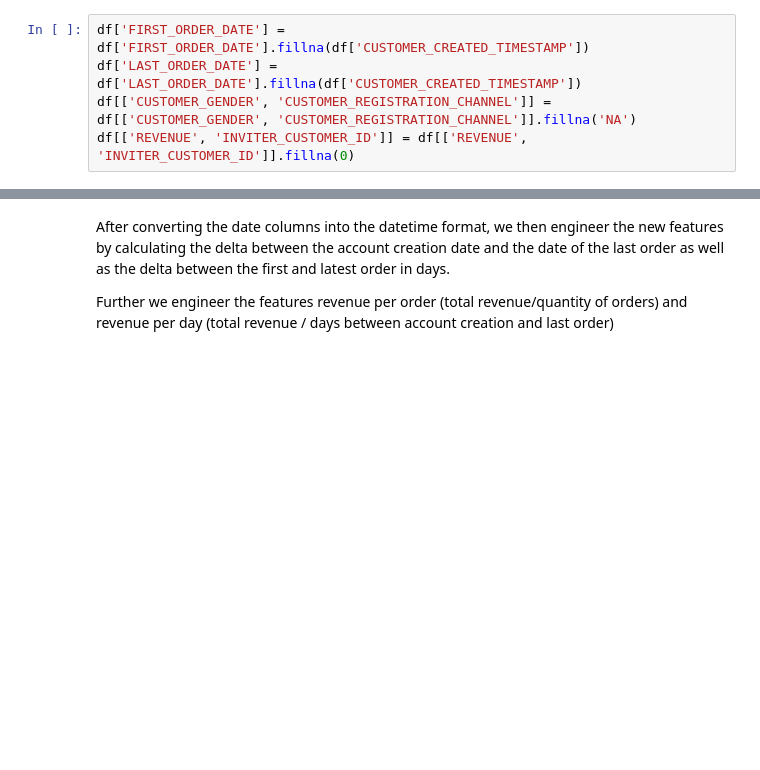
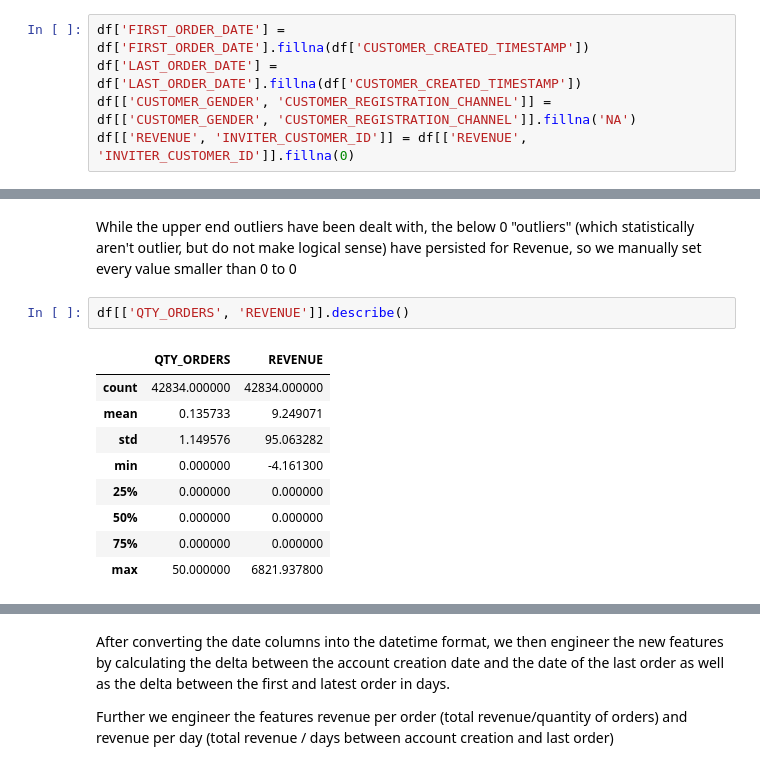
Before and after one commit to deffeddef/best-secret, a Jupyter notebook: BS_DS_Task.ipynb, the cells around one changed output, grey strips where cells are left out. Cells and saved outputs as stored; diff of their text form; blank space fills up the shorter version.

```diff
--- a/BS_DS_Task.ipynb
+++ b/BS_DS_Task.ipynb
@@ -47,0 +93,14 @@ df[['REVENUE', 'INVITER_CUSTOMER_ID']] = df[['REVENUE', 'INVITER_CUSTOMER_ID']].
+# %% [markdown]
+While the upper end outliers have been dealt with, the below 0 "outliers" (which statistically aren't outlier, but do not make logical sense) have persisted for Revenue, so we manually set every value smaller than 0 to 0
+# %%
+df[['QTY_ORDERS', 'REVENUE']].describe()
+# %% [output]
+|  | QTY_ORDERS | REVENUE |
+| count | 42834.000000 | 42834.000000 |
+| mean | 0.135733 | 9.249071 |
+| std | 1.149576 | 95.063282 |
+| min | 0.000000 | -4.161300 |
+| 25% | 0.000000 | 0.000000 |
+| 50% | 0.000000 | 0.000000 |
+| 75% | 0.000000 | 0.000000 |
+| max | 50.000000 | 6821.937800 |
```
Also changed, not shown: parts of 14 cells of this notebook, 2 other files.
